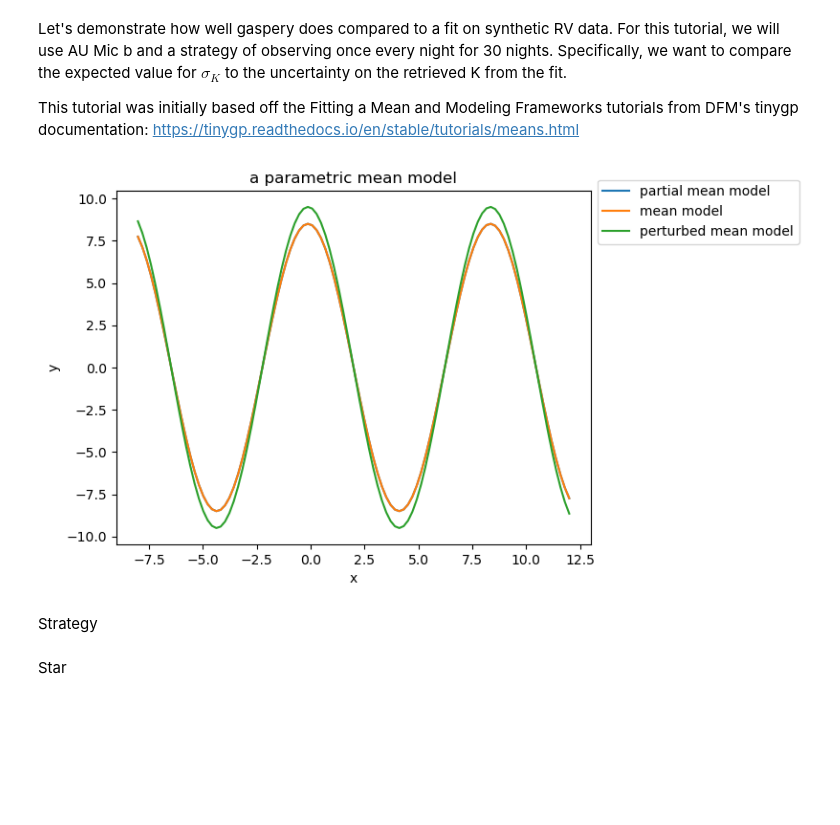
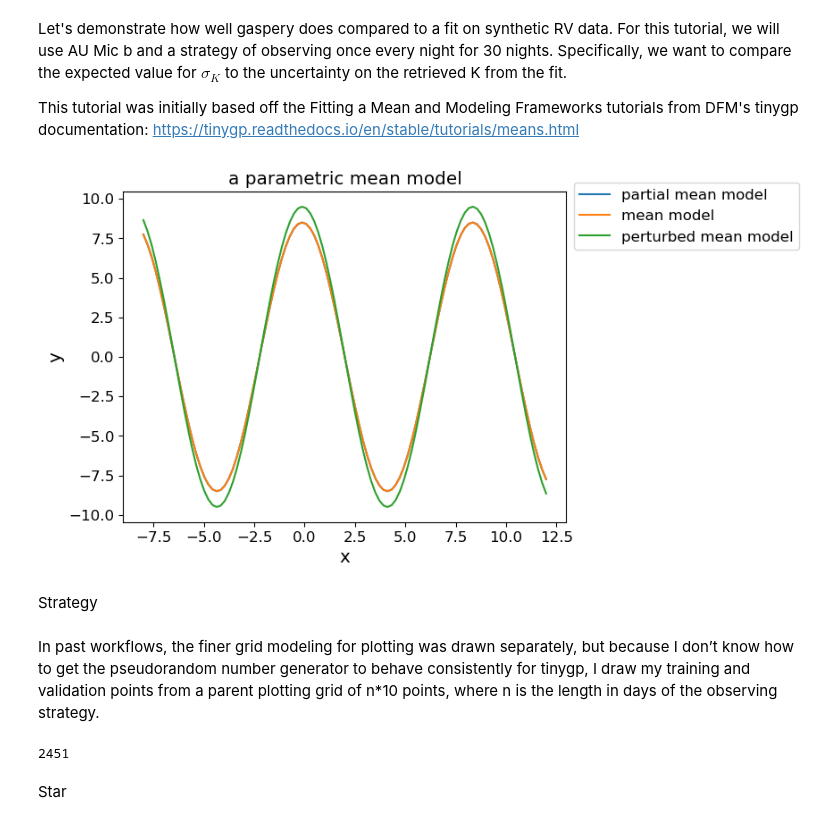
Before and after one commit to exoclam/gaspery, a Jupyter notebook: tutorials/comparison_to_fits.ipynb, the cells around one changed output. Drawn from its saved outputs; the diff is of its cells as text; code cells hidden in the pictures; blank space fills up the shorter version.

```diff
--- a/tutorials/comparison_to_fits.ipynb
+++ b/tutorials/comparison_to_fits.ipynb
@@ -20,6 +20,15 @@ from tinygp import kernels, GaussianProcess
 jax.config.update("jax_enable_x64", True)
 
 path = '/Users/chris/Desktop/gaspery/'
+random = np.random.default_rng(seed=4)
+
+import matplotlib.pylab as pylab
+params = {'legend.fontsize': 'large',
+         'axes.labelsize': 'x-large',
+         'axes.titlesize':'x-large',
+         'xtick.labelsize':'large',
+         'ytick.labelsize':'large'}
+pylab.rcParams.update(params)
 
 def mean_function(params, X):
 
@@ -28,34 +37,34 @@ def mean_function(params, X):
 ### AU Mic b parameters from Klein+
 K = 8.5
 p = 8.46
 T0 = 2458651.993 - 2458650
 theta = [8.5, 8.46, T0]
 
 mean_params = {
     "K": K,
     "p": p,
     "T0": T0}
 
 # save in back pocket to troubleshoot for overfitting
 perturbed_mean_params = {
     "K": K+1.,
     "p": p,
     "T0": T0}
 
 X_grid = np.linspace(T0 - 10, T0 + 10, 100)
 # in Dan's tutorial, partial(mean) instead of mean is used. why?
 model = jax.vmap(partial(mean_function, mean_params))(X_grid)
 
 plt.plot(X_grid, model, label='partial mean model')
 plt.plot(X_grid, mean_function(mean_params, X_grid), label='mean model')
 plt.plot(X_grid, mean_function(perturbed_mean_params, X_grid), label='perturbed mean model')
 
 plt.xlabel("x")
 plt.ylabel("y")
 plt.legend(bbox_to_anchor=(1., 1.05))
 _ = plt.title("a parametric mean model")
 # %% [output]
-[figure, old version]
+[figure, new version]
 # %% [markdown]
 Strategy
 # %%
@@ -68,3 +77,12 @@ strat = np.array(strategy.on_vs_off(on=1, off=0, twice_flag=False))
+# %% [markdown]
+In past workflows, the finer grid modeling for plotting was drawn separately, but because I don’t know how to get the pseudorandom number generator to behave consistently for tinygp, I draw my training and validation points from a parent plotting grid of n*10 points, where n is the length in days of the observing strategy.
+# %%
+# x_fine must pass through strat; this way, I can make it as fine as I want
+n = 10
+x_fine = np.linspace(strat[0], strat[-1], int((strat[-1] - strat[0])* n )+1)
+print(len(x_fine))
+# %% [output]
+2451
 # %% [markdown]
 Star
 # %%
```
Also changed, not shown: parts of 56 cells of this notebook.
